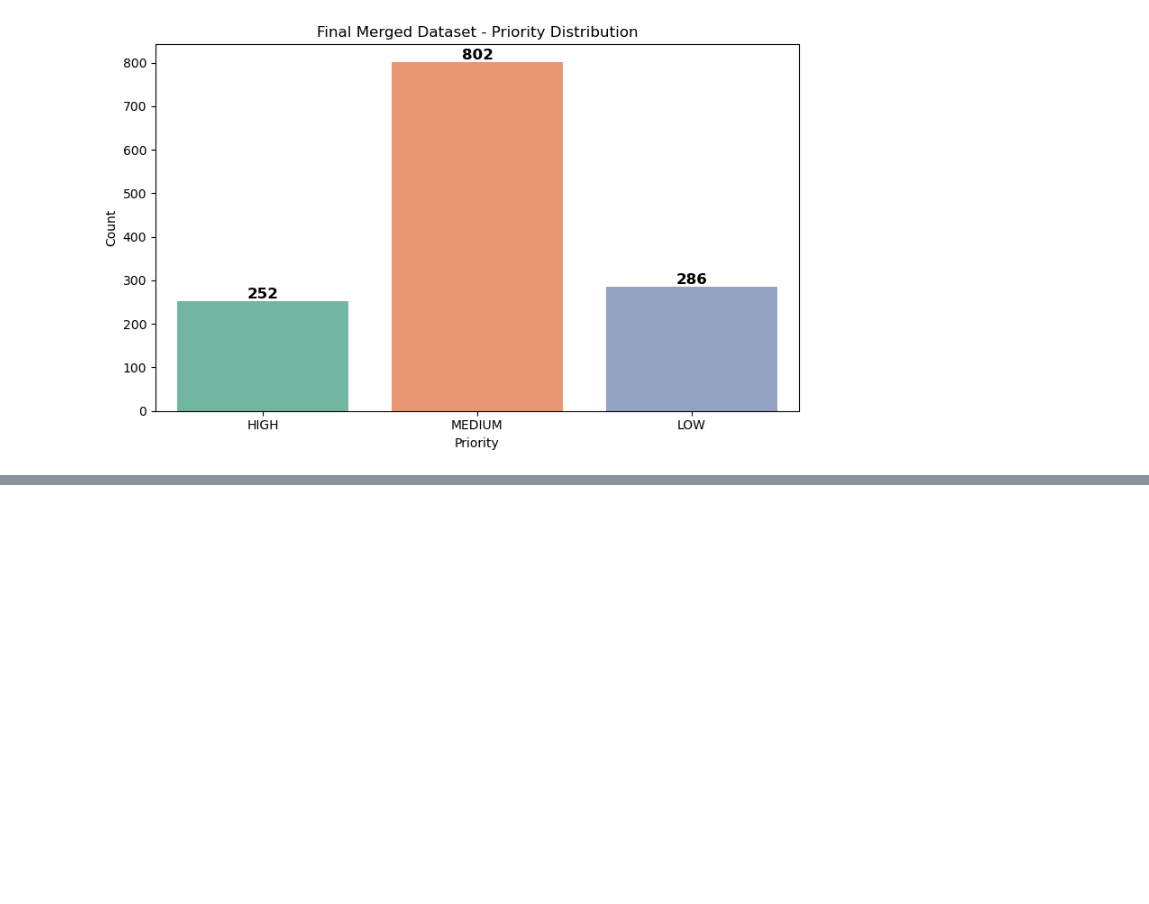
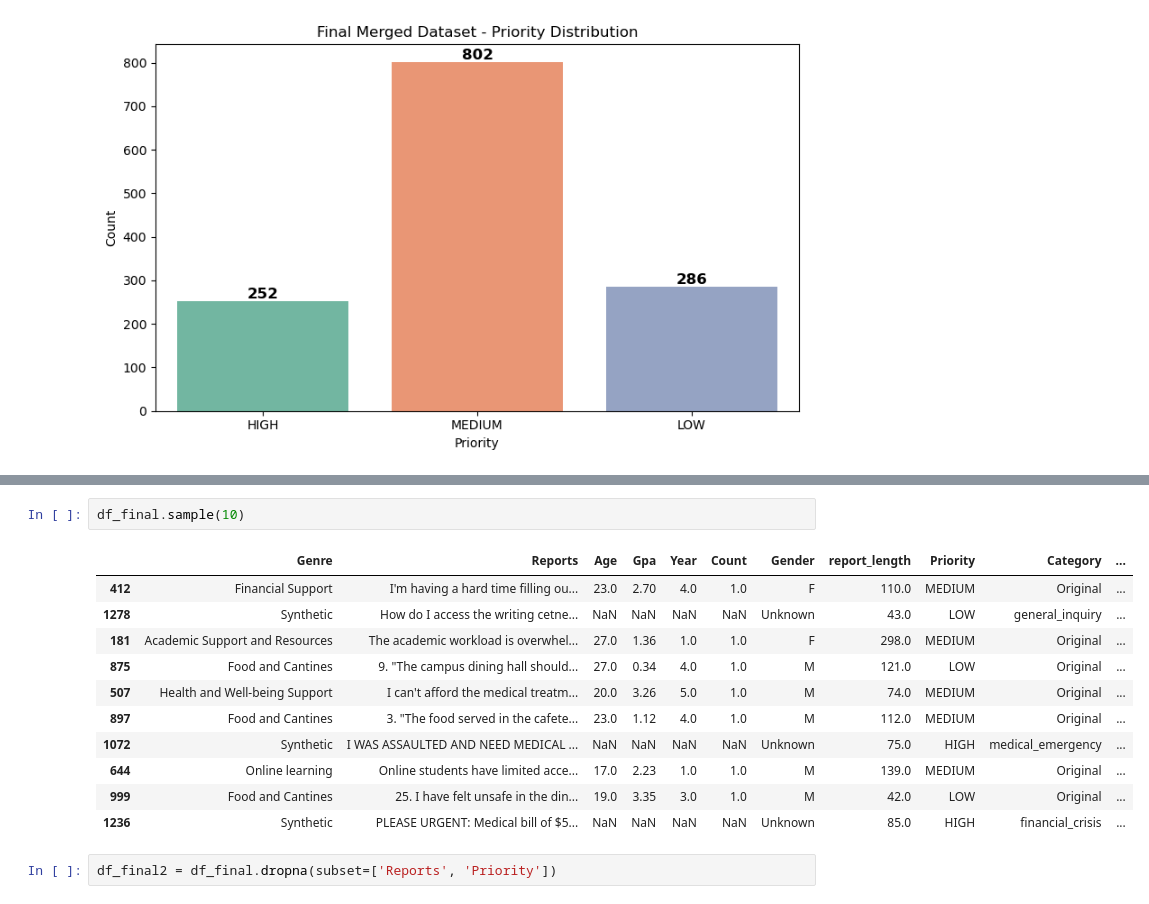
Before and after one commit to nayana-sisil/sentiment-analysis, a Jupyter notebook: Untitled.ipynb, the cells around one changed output, grey strips where cells are left out. Cells and saved outputs as stored; diff of their text form; blank space fills up the shorter version.

Commit message:
synthetic.2

```diff
--- a/Untitled.ipynb
+++ b/Untitled.ipynb
@@ -798,0 +800,16 @@ Applying these methods will help the model better learn the patterns of each cla
+# %%
+df_final.sample(10)
+# %% [output]
+|  | Genre | Reports | Age | Gpa | Year | Count | Gender | report_length | Priority | Category | ... |
+| 412 | Financial Support | I'm having a hard time filling ou... | 23.0 | 2.70 | 4.0 | 1.0 | F | 110.0 | MEDIUM | Original | ... |
+| 1278 | Synthetic | How do I access the writing cetne... | NaN | NaN | NaN | NaN | Unknown | 43.0 | LOW | general_inquiry | ... |
+| 181 | Academic Support and Resources | The academic workload is overwhel... | 27.0 | 1.36 | 1.0 | 1.0 | F | 298.0 | MEDIUM | Original | ... |
+| 875 | Food and Cantines | 9. "The campus dining hall should... | 27.0 | 0.34 | 4.0 | 1.0 | M | 121.0 | LOW | Original | ... |
+| 507 | Health and Well-being Support | I can't afford the medical treatm... | 20.0 | 3.26 | 5.0 | 1.0 | M | 74.0 | MEDIUM | Original | ... |
+| 897 | Food and Cantines | 3. "The food served in the cafete... | 23.0 | 1.12 | 4.0 | 1.0 | M | 112.0 | MEDIUM | Original | ... |
+| 1072 | Synthetic | I WAS ASSAULTED AND NEED MEDICAL ... | NaN | NaN | NaN | NaN | Unknown | 75.0 | HIGH | medical_emergency | ... |
+| 644 | Online learning | Online students have limited acce... | 17.0 | 2.23 | 1.0 | 1.0 | M | 139.0 | MEDIUM | Original | ... |
+| 999 | Food and Cantines | 25. I have felt unsafe in the din... | 19.0 | 3.35 | 3.0 | 1.0 | M | 42.0 | LOW | Original | ... |
+| 1236 | Synthetic | PLEASE URGENT: Medical bill of $5... | NaN | NaN | NaN | NaN | Unknown | 85.0 | HIGH | financial_crisis | ... |
+# %%
+df_final2 = df_final.dropna(subset=['Reports', 'Priority'])
```
Also changed, not shown: parts of 3 cells of this notebook.
